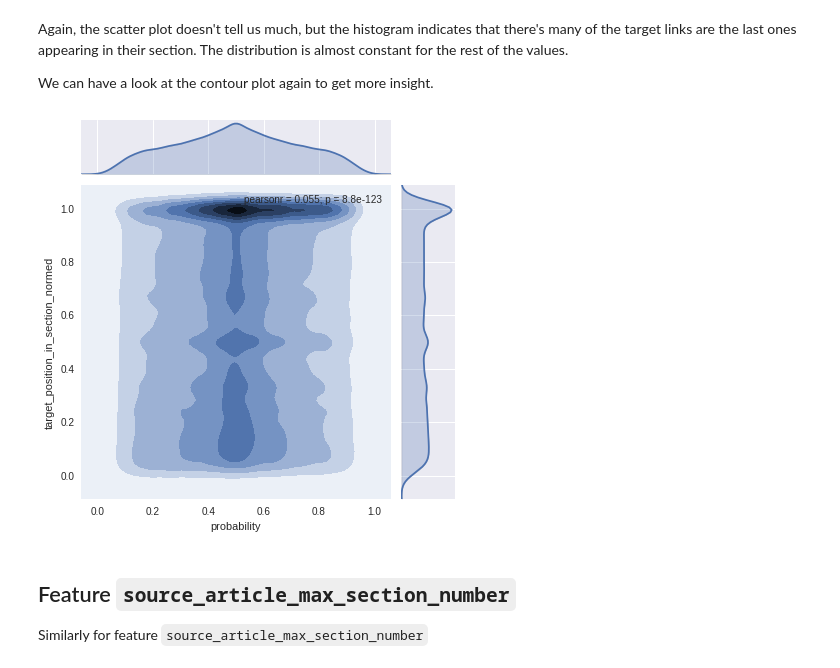
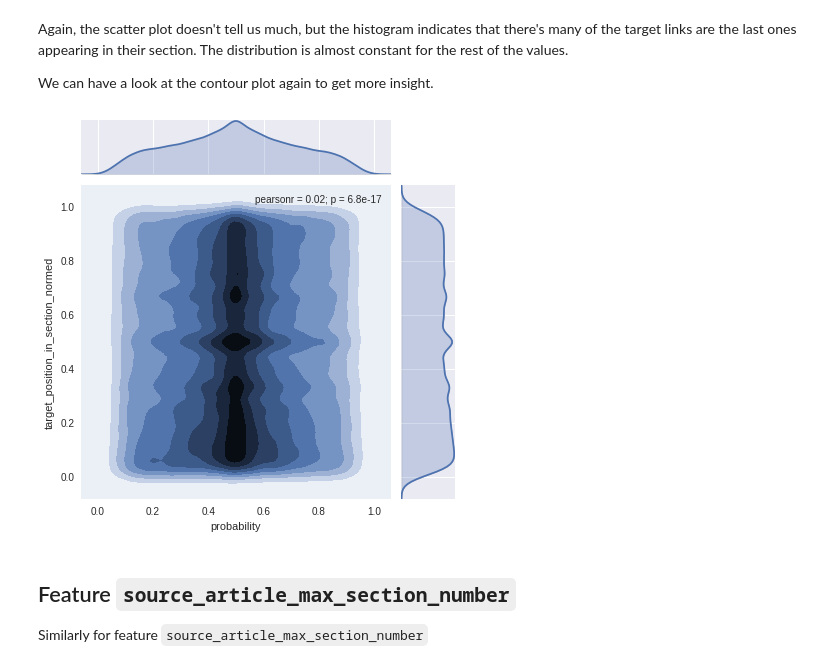
Before and after one commit to semplea/wiki-linkprob, a Jupyter notebook: Wikipedia pages.ipynb, the cells around one changed output. Cells and saved outputs as stored; diff of their text form; code cells hidden in the pictures.

```diff
--- a/Wikipedia pages.ipynb
+++ b/Wikipedia pages.ipynb
@@ -147,9 +148,10 @@ Again, the scatter plot doesn't tell us much, but the histogram indicates that t
 
 We can have a look at the contour plot again to get more insight.
 # %%
+data_filt = data[data.target_position_in_section_normed < data.target_position_in_section_normed.quantile(.9)]
 sns.jointplot(x='probability', y='target_position_in_section_normed', data=data_filt, kind='kde');
 # %% [output]
-[figure, old version]
+[figure, new version]
 # %% [markdown]
 ## Feature `source_article_max_section_number`
 
```
Also changed, not shown: parts of 4 cells of this notebook.
